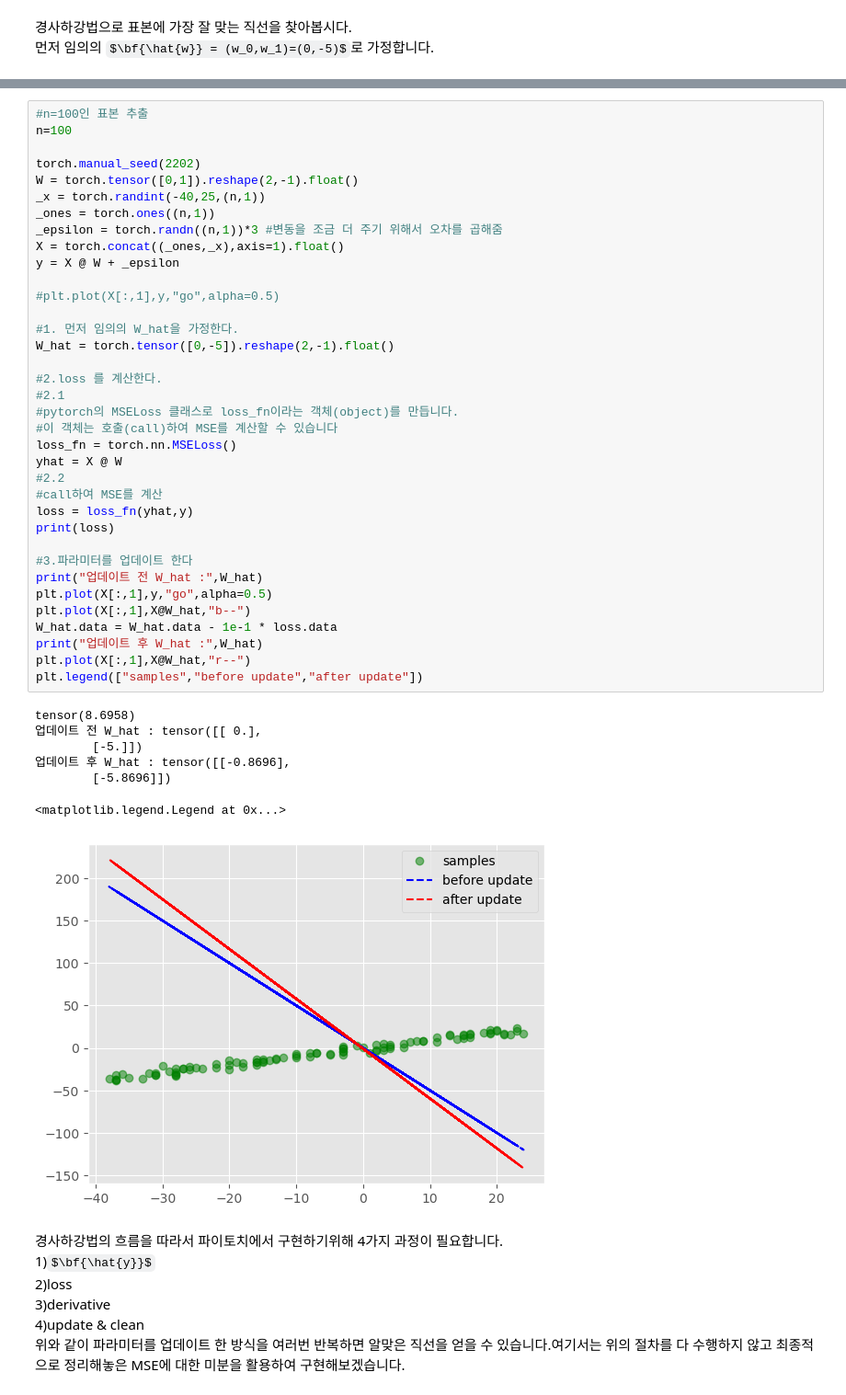
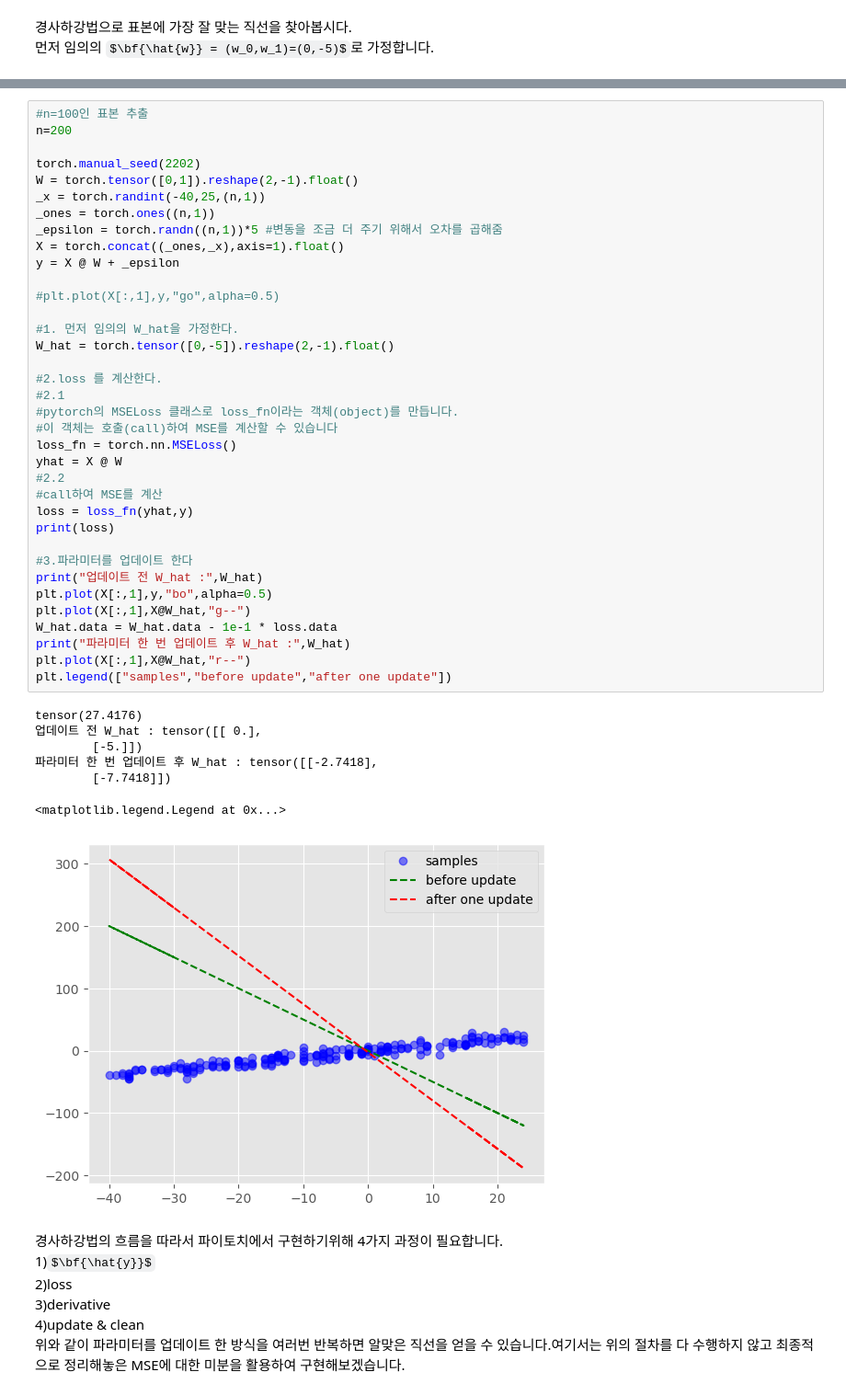
Before and after one commit to hoyeon1234/sin-hoyeon, a Jupyter notebook: posts/딥러닝/Deep learning theory/(1) Linear Regression/Linear Regression.ipynb, the cells around one changed output, grey strips where cells are left out. Shown at 92% size. Saved outputs shown, nothing was run; the diff lists cells and outputs as text; some formulas as TeX source.

```diff
--- a/posts/딥러닝/Deep learning theory/(1) Linear Regression/Linear Regression.ipynb
+++ b/posts/딥러닝/Deep learning theory/(1) Linear Regression/Linear Regression.ipynb
@@ -219,47 +220,47 @@ plt.plot(X[:,1],X@W_hat,"b--")
 # %%
 #n=100인 표본 추출
-n=100
+n=200
 
 torch.manual_seed(2202)
 W = torch.tensor([0,1]).reshape(2,-1).float()
 _x = torch.randint(-40,25,(n,1))
 _ones = torch.ones((n,1))
-_epsilon = torch.randn((n,1))*3 #변동을 조금 더 주기 위해서 오차를 곱해줌
+_epsilon = torch.randn((n,1))*5 #변동을 조금 더 주기 위해서 오차를 곱해줌
 X = torch.concat((_ones,_x),axis=1).float()
 y = X @ W + _epsilon
 
 #plt.plot(X[:,1],y,"go",alpha=0.5)
 
 #1. 먼저 임의의 W_hat을 가정한다.
 W_hat = torch.tensor([0,-5]).reshape(2,-1).float()
 
 #2.loss 를 계산한다.
 #2.1
 #pytorch의 MSELoss 클래스로 loss_fn이라는 객체(object)를 만듭니다.
 #이 객체는 호출(call)하여 MSE를 계산할 수 있습니다
 loss_fn = torch.nn.MSELoss()
 yhat = X @ W
 #2.2
 #call하여 MSE를 계산
 loss = loss_fn(yhat,y)
 print(loss)
 
 #3.파라미터를 업데이트 한다
 print("업데이트 전 W_hat :",W_hat)
-plt.plot(X[:,1],y,"go",alpha=0.5)
-plt.plot(X[:,1],X@W_hat,"b--")
+plt.plot(X[:,1],y,"bo",alpha=0.5)
+plt.plot(X[:,1],X@W_hat,"g--")
 W_hat.data = W_hat.data - 1e-1 * loss.data
-print("업데이트 후 W_hat :",W_hat)
+print("파라미터 한 번 업데이트 후 W_hat :",W_hat)
 plt.plot(X[:,1],X@W_hat,"r--")
-plt.legend(["samples","before update","after update"])
+plt.legend(["samples","before update","after one update"])
 # %% [output]
-tensor(8.6958)
+tensor(27.4176)
 업데이트 전 W_hat : tensor([[ 0.],
         [-5.]])
-업데이트 후 W_hat : tensor([[-0.8696],
-        [-5.8696]])
+파라미터 한 번 업데이트 후 W_hat : tensor([[-2.7418],
+        [-7.7418]])
 <matplotlib.legend.Legend at 0x...>
-[figure, old version]
+[figure, new version]
 # %% [markdown]
 경사하강법의 흐름을 따라서 파이토치에서 구현하기위해 4가지 과정이 필요합니다.<br>
 1)$\bf{\hat{y}}$<br>
```
Also changed, not shown: parts of 6 cells of this notebook, 12 other files.
